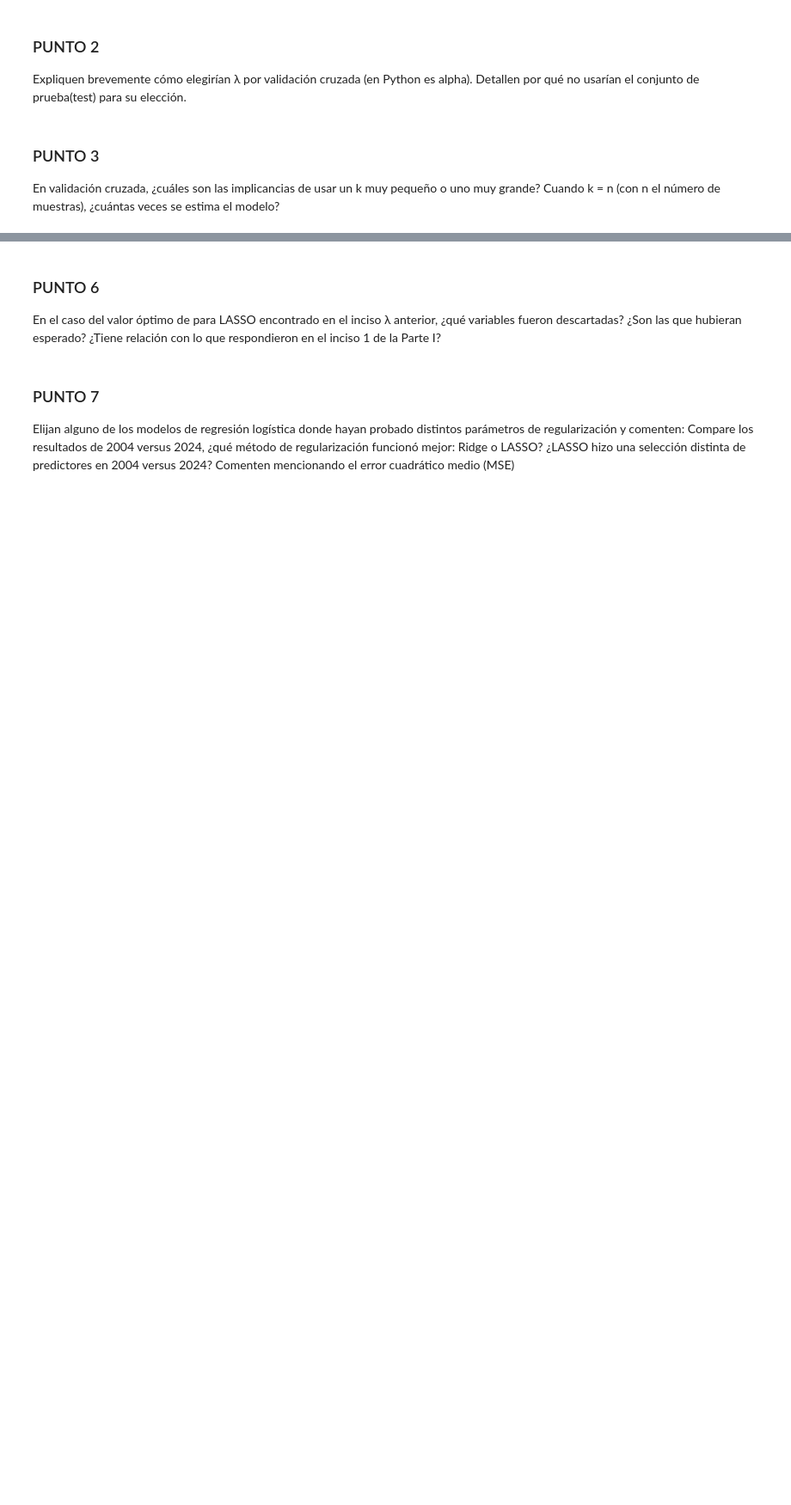
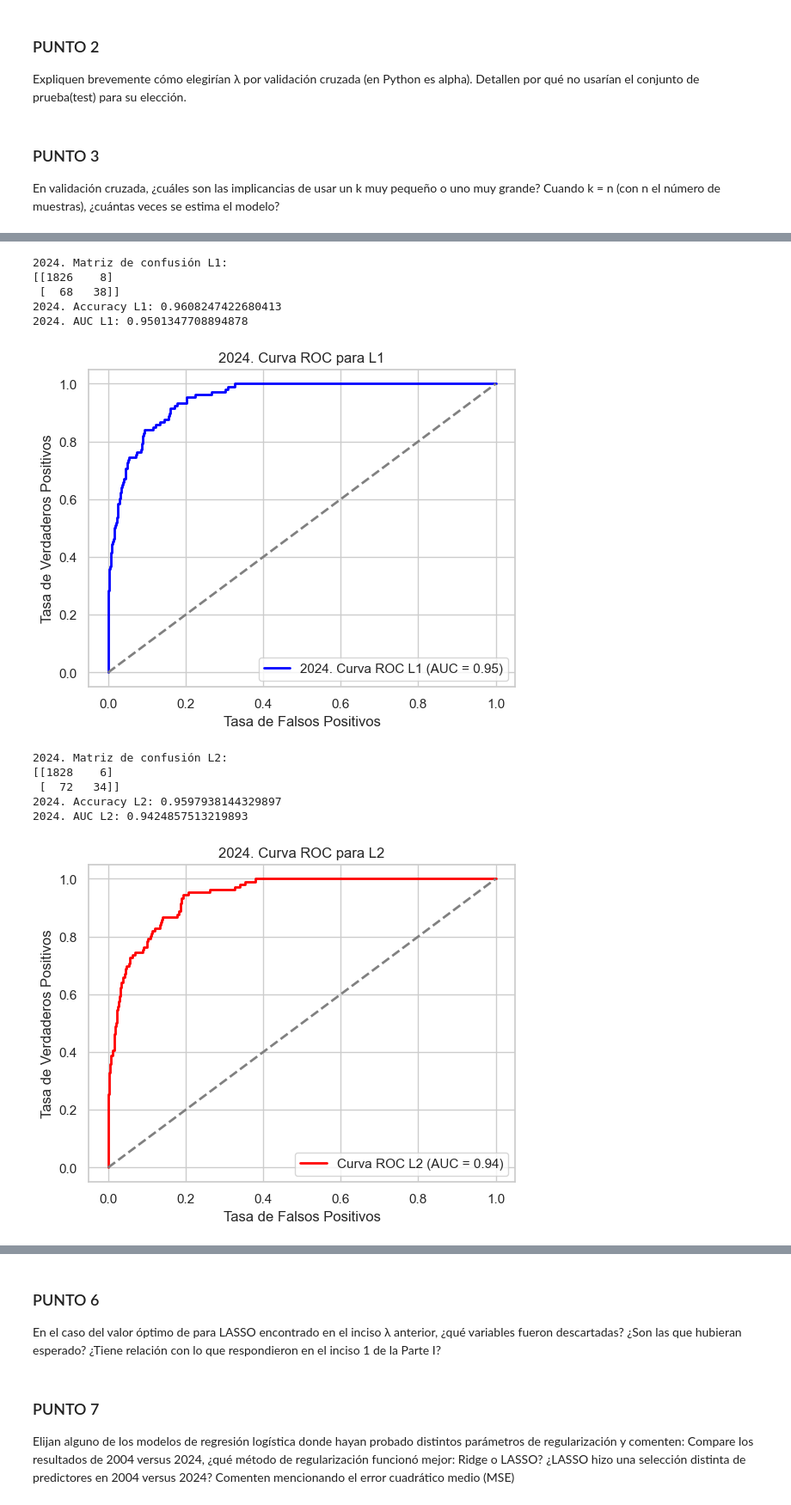
Before and after one commit to AngelaNavajas/CC408-T1-4, a Jupyter notebook: TP4/TP4.ipynb, the cells around one changed output, grey strips where cells are left out. Shown: that part at 86% size. Drawn from its saved outputs; the diff is of its cells as text; code cells hidden in the pictures; blank space fills up the shorter version.

```diff
--- a/TP4/TP4.ipynb
+++ b/TP4/TP4.ipynb
@@ -933,0 +1050,12 @@ print(y_train_2024.shape)
+# %%
+# Iniciamos el Standard Scaler
+sc = StandardScaler()
+
+# Estandarizamos las observaciones de entrenamiento
+X_train_2024_trans = pd.DataFrame(sc.fit_transform(X_train_2024), index=X_train_2024.index, columns=X_train_2024.columns)
+
+# Estandarizamos las observaciones de test
+X_test_2024_trans = pd.DataFrame(sc.transform(X_test_2024), index=X_test_2024.index, columns=X_test_2024.columns)
+
+# Estadisticas luego de estandarizar
+X_train_2024_trans.describe().T
@@ -1003,2 +1166,69 @@ print("Resultados para 2024 con penalización L2:", resultados_2024_L2)
+# %%
+# Configuración del modelo de regresión logística con penalización L1 (LASSO)
+model_l1_24 = LogisticRegression(penalty='l1', C=1, solver='liblinear')  # L1 penalidad, solver liblinear para L1
+model_l1_24.fit(X_train_2024_trans, y_train_2024)
+pred_l1_24 = model_l1_24.predict(X_test_2024_trans)
+pred_prob_l1_24 = model_l1_24.predict_proba(X_test_2024_trans)[:, 1]
+
+# Evaluación para L1
+cm_l1_24 = confusion_matrix(y_test_2024, pred_l1_24)
+accuracy_l1_24 = accuracy_score(y_test_2024, pred_l1_24)
+fpr_l1_24, tpr_l1_24, _ = roc_curve(y_test_2024, pred_prob_l1_24)
+roc_auc_l1_24 = auc(fpr_l1_24, tpr_l1_24)
+
+print("2024. Matriz de confusión L1:")
+print(cm_l1_24)
+print("2024. Accuracy L1:", accuracy_l1_24)
+print("2024. AUC L1:", roc_auc_l1_24)
+
+# Visualización de la curva ROC para L1
+plt.figure()
+plt.plot(fpr_l1_24, tpr_l1_24, color='blue', lw=2, label='2024. Curva ROC L1 (AUC = %0.2f)' % roc_auc_l1_24)
+plt.plot([0, 1], [0, 1], color='gray', lw=2, linestyle='--')
+plt.xlabel('Tasa de Falsos Positivos')
+plt.ylabel('Tasa de Verdaderos Positivos')
+plt.title('2024. Curva ROC para L1')
+plt.legend(loc='lower right')
+plt.show()
+
+# Configuración del modelo de regresión logística con penalización L2 (Ridge)
+model_l2_24 = LogisticRegression(penalty='l2', C=1, solver='liblinear')  # L2 penalidad
+model_l2_24.fit(X_train_2024_trans, y_train_2024)
+pred_l2_24 = model_l2_24.predict(X_test_2024_trans)
+pred_prob_l2_24 = model_l2_24.predict_proba(X_test_2024_trans)[:, 1]
+
+# Evaluación para L2
+cm_l2_24 = confusion_matrix(y_test_2024, pred_l2_24)
+accuracy_l2_24 = accuracy_score(y_test_2024, pred_l2_24)
+fpr_l2_24, tpr_l2_24, _ = roc_curve(y_test_2024, pred_prob_l2_24)
+roc_auc_l2_24 = auc(fpr_l2_24, tpr_l2_24)
+
+print("\n2024. Matriz de confusión L2:")
+print(cm_l2_24)
+print("2024. Accuracy L2:", accuracy_l2_24)
+print("2024. AUC L2:", roc_auc_l2_24)
+
+# Visualización de la curva ROC para L2
+plt.figure()
+plt.plot(fpr_l2_24, tpr_l2_24, color='red', lw=2, label='Curva ROC L2 (AUC = %0.2f)' % roc_auc_l2_24)
+plt.plot([0, 1], [0, 1], color='gray', lw=2, linestyle='--')
+plt.xlabel('Tasa de Falsos Positivos')
+plt.ylabel('Tasa de Verdaderos Positivos')
+plt.title('2024. Curva ROC para L2')
+plt.legend(loc='lower right')
+plt.show()
+# %% [output]
+2024. Matriz de confusión L1:
+[[1826    8]
+ [  68   38]]
+2024. Accuracy L1: 0.9608247422680413
+2024. AUC L1: 0.9501347708894878
+[figure, added]
+2024. Matriz de confusión L2:
+[[1828    6]
+ [  72   34]]
+2024. Accuracy L2: 0.9597938144329897
+2024. AUC L2: 0.9424857513219893
+[figure, added]
 # %% [markdown]
 ### PUNTO 5
```
Also changed, not shown: parts of 37 cells of this notebook.
